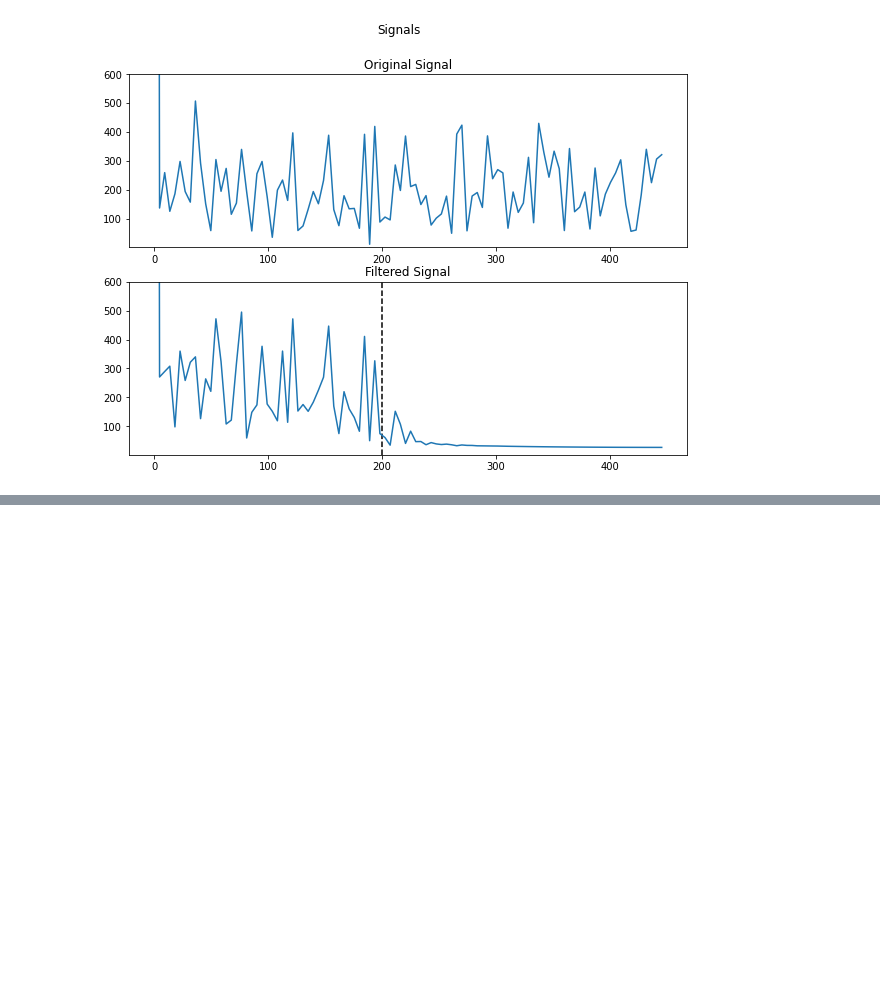
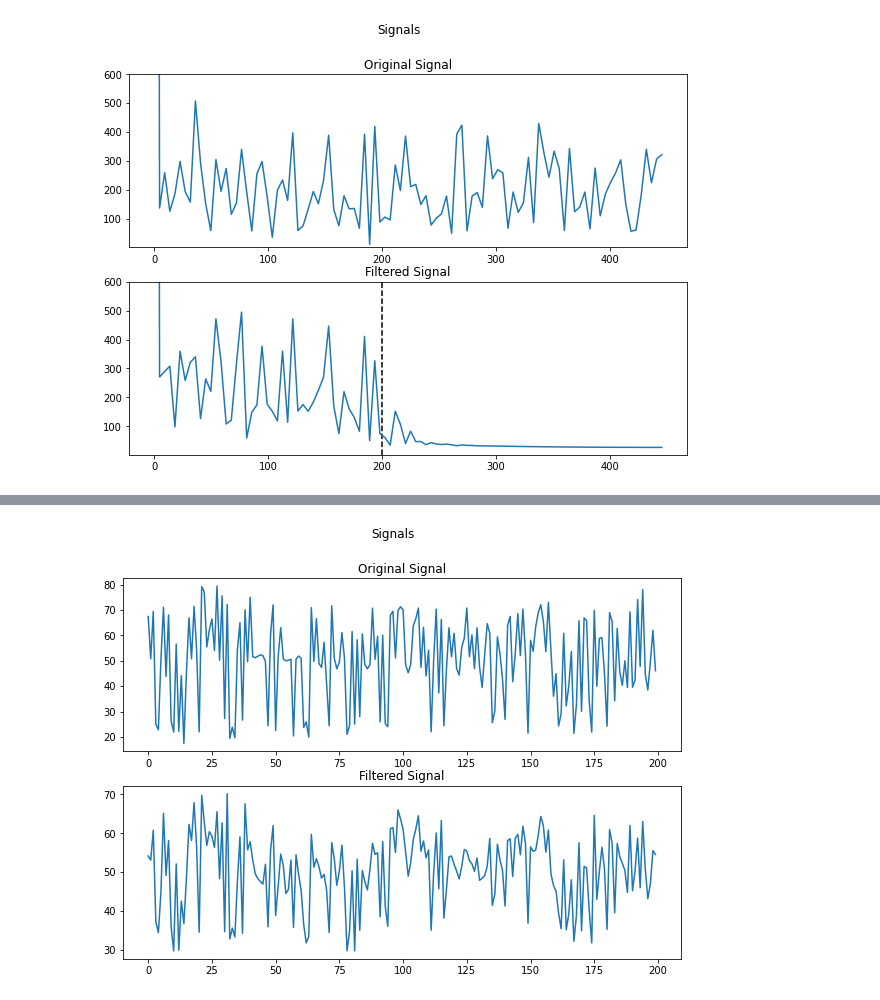
Before and after one commit to mabelc/Signals-denoising, a Jupyter notebook: filters.ipynb, the cells around one changed output, grey strips where cells are left out. Cells and saved outputs as stored; diff of their text form; code cells hidden in the pictures; blank space fills up the shorter version.

```diff
--- a/filters.ipynb
+++ b/filters.ipynb
@@ -171,0 +208,12 @@ ax2.set_title('Filtered Signal');
+# %%
+# compose the signal back
+output = waverec(coeffs, wavelet)
+t = list(range(len(signal_o)))
+fig, (ax1, ax2) = plt.subplots(2, figsize=(10,7))
+fig.suptitle('Signals')
+ax1.plot(t, signal_o)
+ax1.set_title('Original Signal')
+ax2.plot(t, output)
+ax2.set_title('Filtered Signal');
+# %% [output]
+[figure, added]
```
Also changed, not shown: parts of 10 cells of this notebook.
